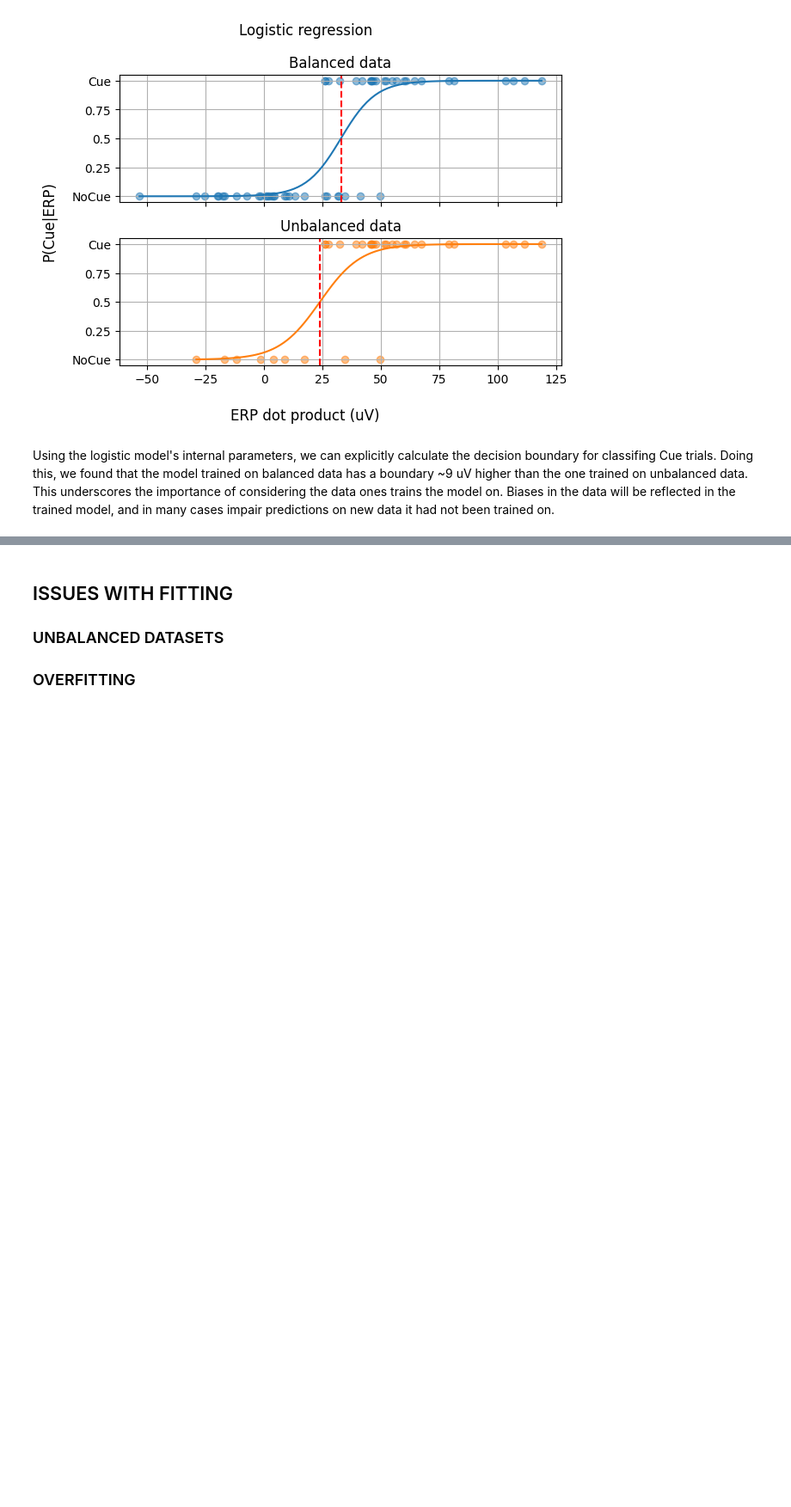
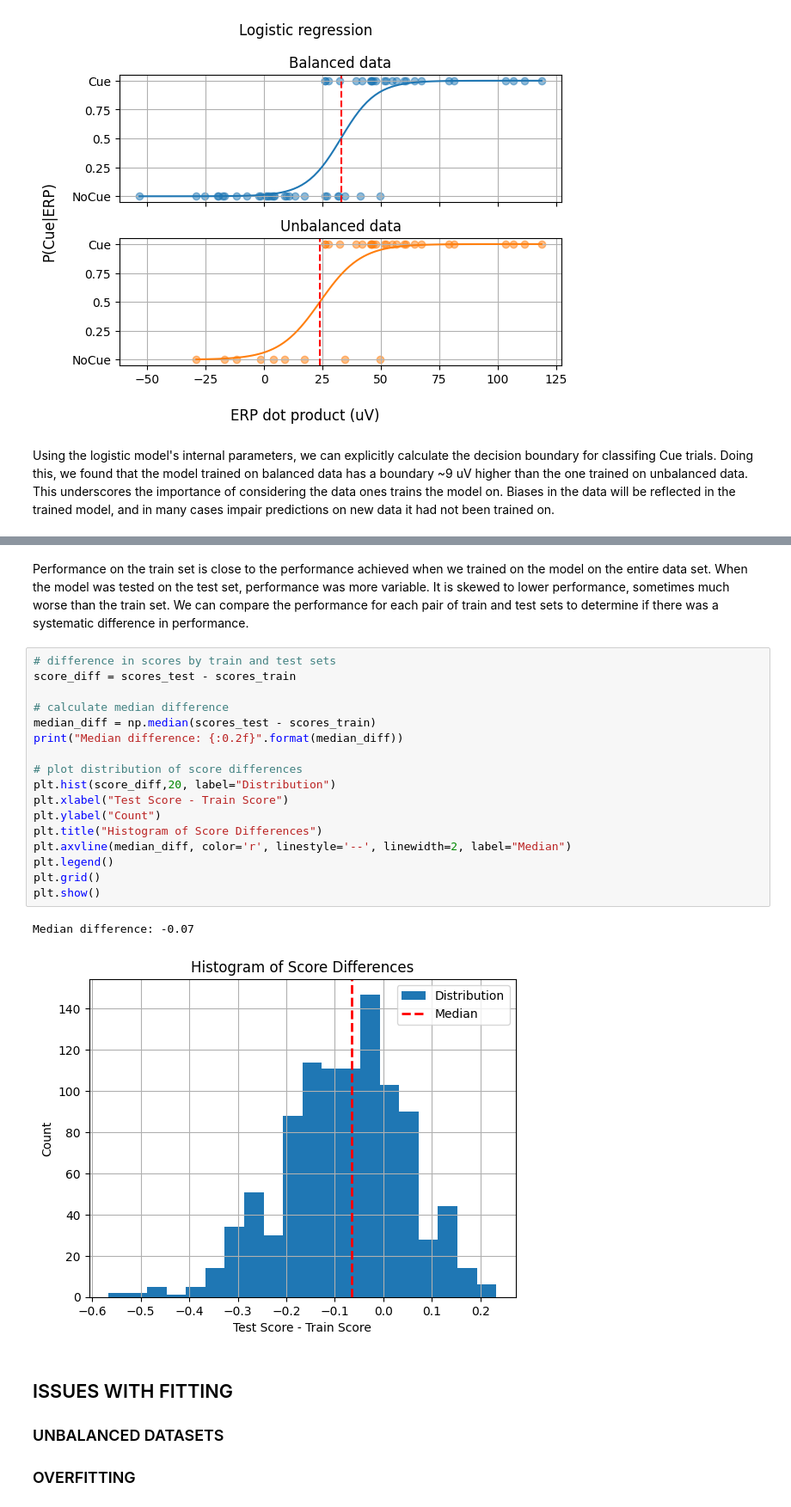
Before and after one commit to dbheadley/DecodingTheBrain, a Jupyter notebook: Week3/notes.ipynb, the cells around one changed output, grey strips where cells are left out. Shown at 86% size. Drawn from its saved outputs; the diff is of its cells as text; blank space fills up the shorter version.

```diff
--- a/Week3/notes.ipynb
+++ b/Week3/notes.ipynb
@@ -1131,3 +1188,25 @@ Median difference: -0.02
+# %% [markdown]
+Performance on the train set is close to the performance achieved when we trained on the model on the entire data set. When the model was tested on the test set, performance was more variable. It is skewed to lower performance, sometimes much worse than the train set. We can compare the performance for each pair of train and test sets to determine if there was a systematic difference in performance.
+# %%
+# difference in scores by train and test sets
+score_diff = scores_test - scores_train
+
+# calculate median difference
+median_diff = np.median(scores_test - scores_train)
+print("Median difference: {:0.2f}".format(median_diff))
+
+# plot distribution of score differences
+plt.hist(score_diff,20, label="Distribution")
+plt.xlabel("Test Score - Train Score")
+plt.ylabel("Count")
+plt.title("Histogram of Score Differences")
+plt.axvline(median_diff, color='r', linestyle='--', linewidth=2, label="Median")
+plt.legend()
+plt.grid()
+plt.show()
+# %% [output]
+Median difference: -0.07
+[figure, added]
 # %% [markdown]
 ## ISSUES WITH FITTING
 ### UNBALANCED DATASETS
```
Also changed, not shown: parts of 19 cells of this notebook, 1 other file.
